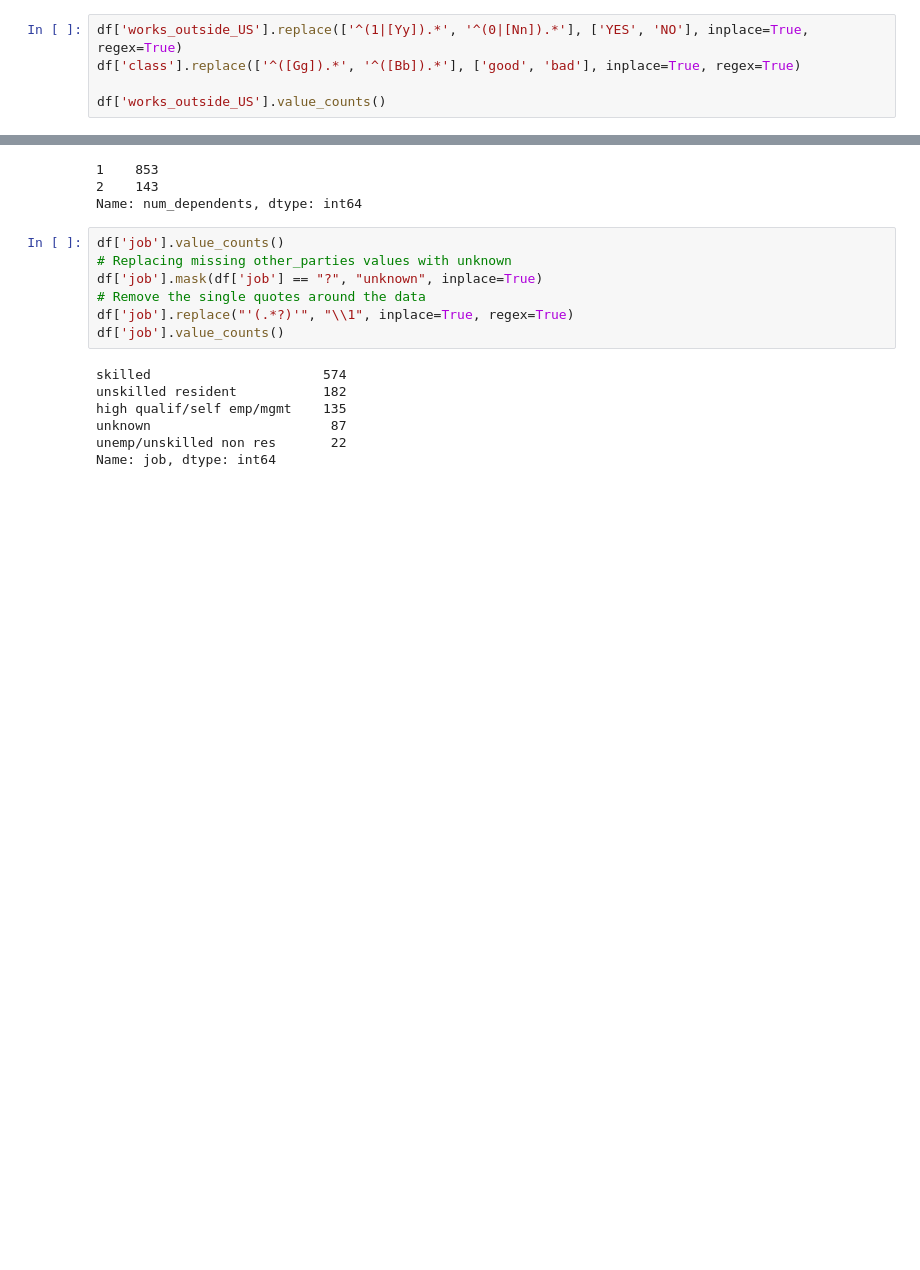
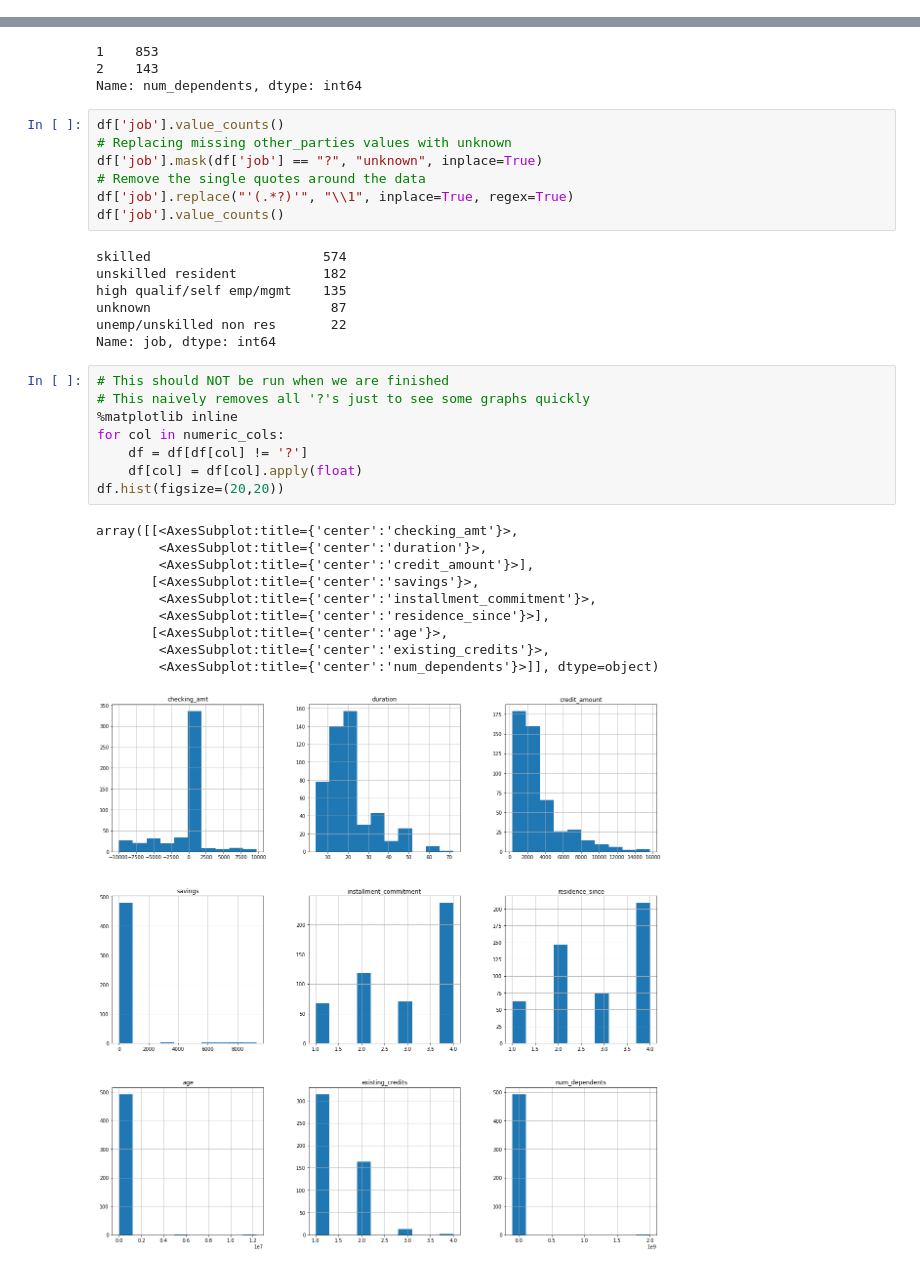
Before and after one commit to EliVerbrugge/CS5402-HW7, a Jupyter notebook: scripts/Preprocessing.ipynb, the cells around one changed output, grey strips where cells are left out. Cells and saved outputs as stored; diff of their text form; blank space fills up the shorter version.

```diff
--- a/scripts/Preprocessing.ipynb
+++ b/scripts/Preprocessing.ipynb
@@ -216,5 +297,0 @@ Name: own_telephone, dtype: int64
-# %%
-df['works_outside_US'].replace(['^(1|[Yy]).*', '^(0|[Nn]).*'], ['YES', 'NO'], inplace=True, regex=True)
-df['class'].replace(['^([Gg]).*', '^([Bb]).*'], ['good', 'bad'], inplace=True, regex=True)
-
-df['works_outside_US'].value_counts()
@@ -388,3 +474,22 @@ high qualif/self emp/mgmt    135
 unknown                       87
 unemp/unskilled non res       22
 Name: job, dtype: int64
+# %%
+# This should NOT be run when we are finished
+# This naively removes all '?'s just to see some graphs quickly
+%matplotlib inline
+for col in numeric_cols:
+    df = df[df[col] != '?']
+    df[col] = df[col].apply(float)
+df.hist(figsize=(20,20))
+# %% [output]
+array([[<AxesSubplot:title={'center':'checking_amt'}>,
+        <AxesSubplot:title={'center':'duration'}>,
+        <AxesSubplot:title={'center':'credit_amount'}>],
+       [<AxesSubplot:title={'center':'savings'}>,
+        <AxesSubplot:title={'center':'installment_commitment'}>,
+        <AxesSubplot:title={'center':'residence_since'}>],
+       [<AxesSubplot:title={'center':'age'}>,
+        <AxesSubplot:title={'center':'existing_credits'}>,
+        <AxesSubplot:title={'center':'num_dependents'}>]], dtype=object)
+[figure, added]
```
Also changed, not shown: parts of 18 cells of this notebook.
